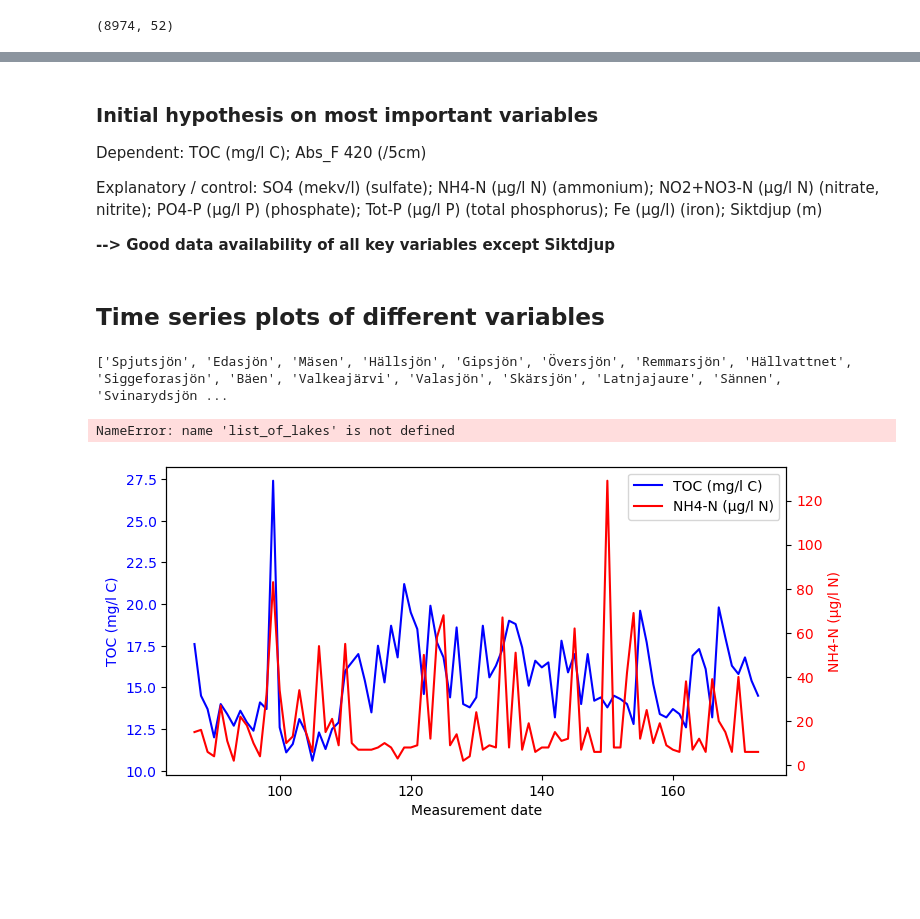
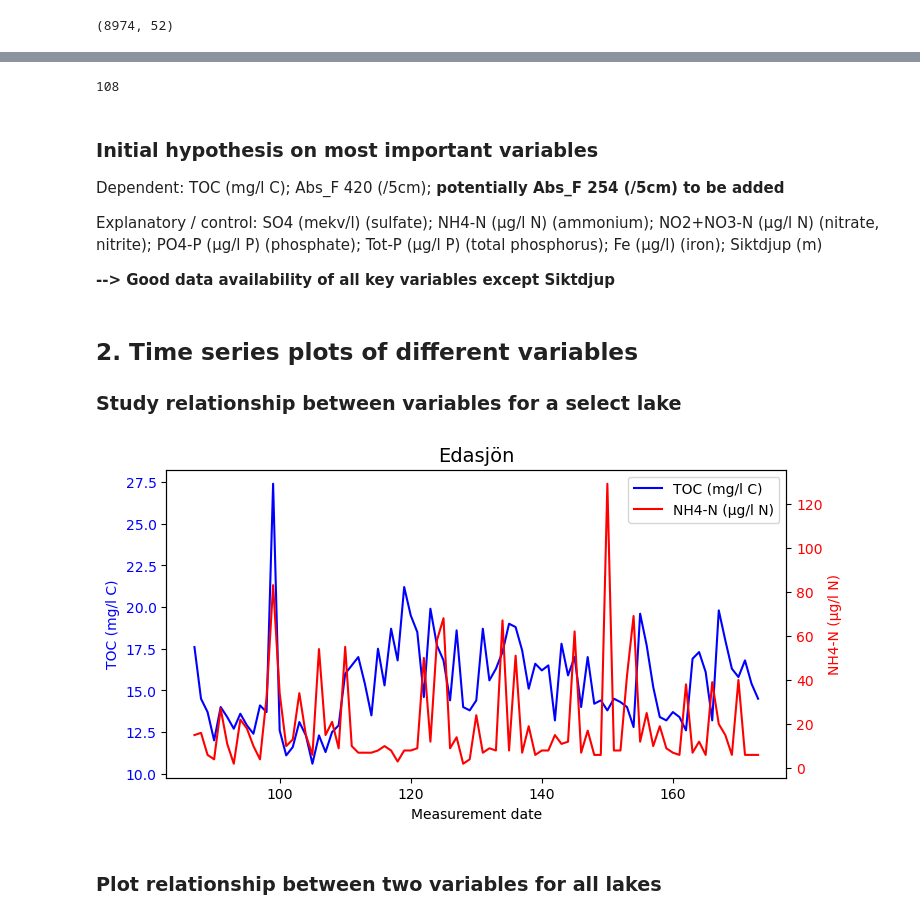
Before and after one commit to farankhalid520/1DL507-Watershed-History, a Jupyter notebook: notebooks/lake_chem_data_exploration.ipynb, the cells around one changed output, grey strips where cells are left out. Drawn from its saved outputs; the diff is of its cells as text; code cells hidden in the pictures; blank space fills up the shorter version.

```diff
--- a/notebooks/lake_chem_data_exploration.ipynb
+++ b/notebooks/lake_chem_data_exploration.ipynb
@@ -52,49 +82,52 @@ dtype: int64
+# %%
+len(list_of_lakes)
+# %% [output]
+108
 # %% [markdown]
 ### Initial hypothesis on most important variables
 
-Dependent: TOC (mg/l C); Abs_F 420 (/5cm)
+Dependent: TOC (mg/l C); Abs_F 420 (/5cm); **potentially Abs_F 254 (/5cm) to be added**
 
 Explanatory / control: SO4 (mekv/l) (sulfate); NH4-N (µg/l N) (ammonium); NO2+NO3-N (µg/l N) (nitrate, nitrite); PO4-P (µg/l P) (phosphate); Tot-P (µg/l P) (total phosphorus); Fe (µg/l) (iron); Siktdjup (m)
 
 **--> Good data availability of all key variables except Siktdjup**
 # %% [markdown]
-## Time series plots of different variables
+## 2. Time series plots of different variables
+
+### Study relationship between variables for a select lake
-# %%
-list_of_lakes = df_lake_chem["Övervakningsstation"].unique().tolist()
-print(list_of_lakes)
-# %% [output]
-['Spjutsjön', 'Edasjön', 'Mäsen', 'Hällsjön', 'Gipsjön', 'Översjön', 'Remmarsjön', 'Hällvattnet', 'Siggeforasjön', 'Bäen', 'Valkeajärvi', 'Valasjön', 'Skärsjön', 'Latnjajaure', 'Sännen', 'Svinarydsjön ...
-# %%
-len(list_of_lakes)
-# %% [output]
-NameError: name 'list_of_lakes' is not defined
 # %%
 # Select what lake and variables to study
 lake = "Edasjön"
 dependent_var = "TOC (mg/l C)"
 explan_var = "NH4-N (µg/l N)"
 
 data_for_plot = df_lake_chem.loc[df_lake_chem["Övervakningsstation"] == lake]
 
 fig, ax1 = plt.subplots(figsize=(8, 4))
 
 # Plot the first variable on the left y-axis
-ax1.plot(data_for_plot.index, data_for_plot[dependent_var], color='b', label=dependent_var)
+ax1.plot(
+    data_for_plot.index, data_for_plot[dependent_var], color="b", label=dependent_var
+)
 ax1.set_xlabel("Measurement date")
-ax1.set_ylabel(dependent_var, color='b')
-ax1.tick_params(axis='y', labelcolor='b')
+ax1.set_ylabel(dependent_var, color="b")
+ax1.tick_params(axis="y", labelcolor="b")
 
 # Create a secondary y-axis and plot the second variable on it
 ax2 = ax1.twinx()
-ax2.plot(data_for_plot.index, data_for_plot[explan_var], color='r', label=explan_var)
-ax2.set_ylabel(explan_var, color='r')
-ax2.tick_params(axis='y', labelcolor='r')
+ax2.plot(data_for_plot.index, data_for_plot[explan_var], color="r", label=explan_var)
+ax2.set_ylabel(explan_var, color="r")
+ax2.tick_params(axis="y", labelcolor="r")
 
 # Add legends for both lines
 lines1, labels1 = ax1.get_legend_handles_labels()
 lines2, labels2 = ax2.get_legend_handles_labels()
 ax1.legend(lines1 + lines2, labels1 + labels2, loc="upper right")
 
+plt.title(f"{lake}", fontsize=14)
+
 plt.show()
 # %% [output]
-[figure, old version]
+[figure, new version]
+# %% [markdown]
+### Plot relationship between two variables for all lakes
```
Also changed, not shown: parts of 17 cells of this notebook.
